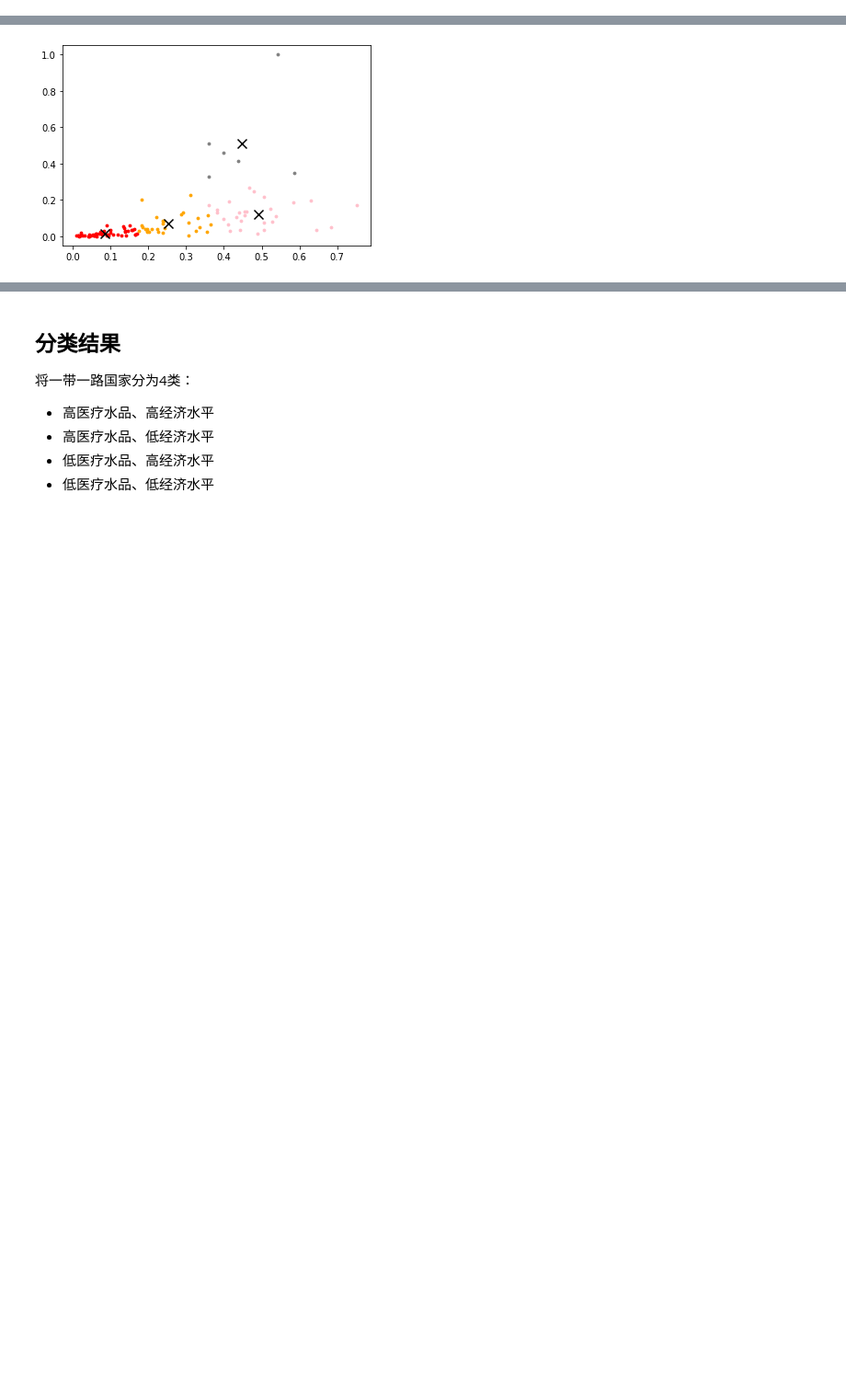
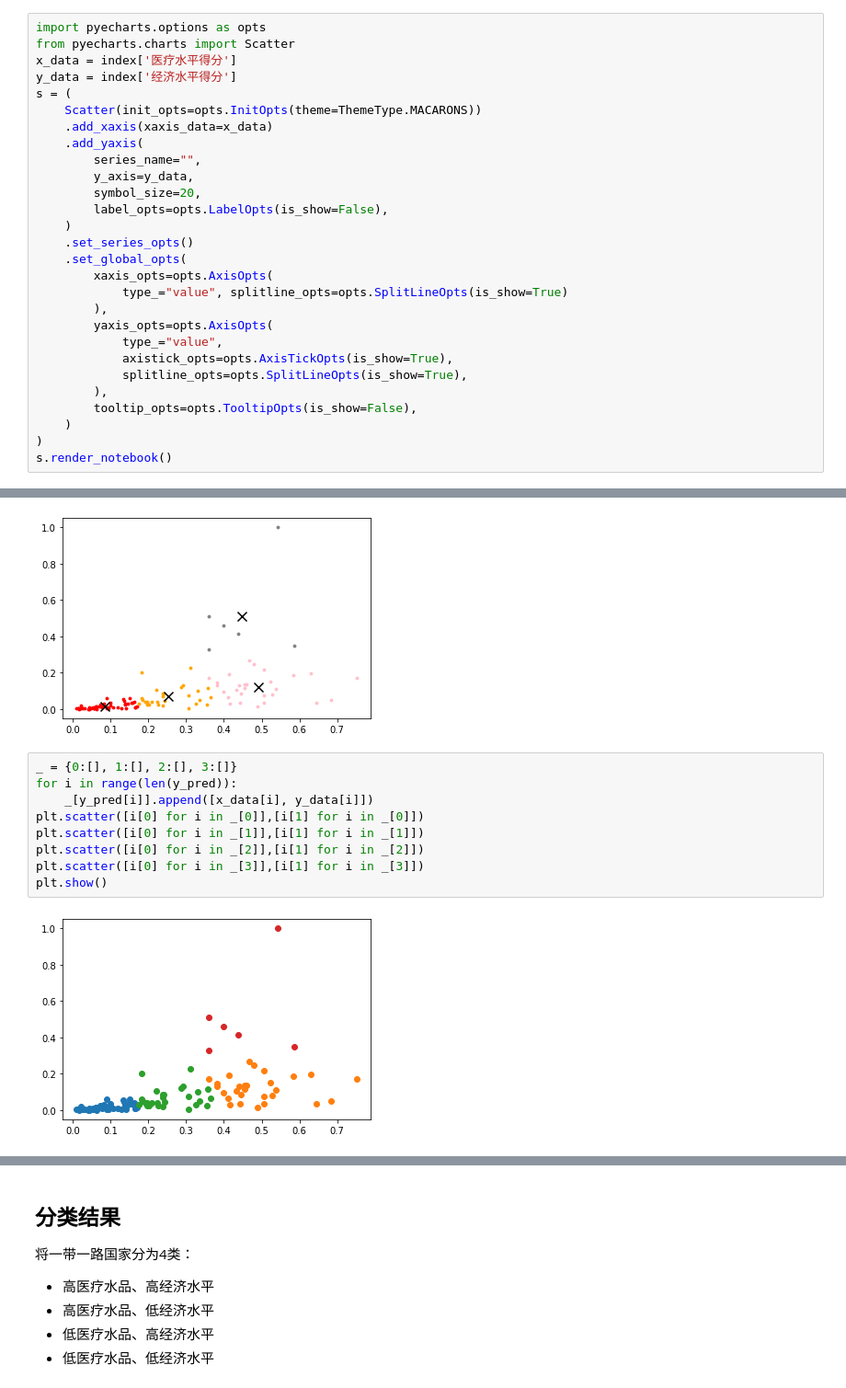
Before and after one commit to AStogov/eac_bridge, a Jupyter notebook: 一带一路国家经济与医疗水平综合分类分析.ipynb, the cells around one changed output, grey strips where cells are left out. Shown at 92% size. Cells and saved outputs as stored; diff of their text form; blank space fills up the shorter version.

```diff
--- a/一带一路国家经济与医疗水平综合分类分析.ipynb
+++ b/一带一路国家经济与医疗水平综合分类分析.ipynb
@@ -269,3 +277,31 @@ plt.scatter(index['综合得分指数'], index['gdp'])
 plt.show()
 # %% [output]
 [figure]
+# %%
+import pyecharts.options as opts
+from pyecharts.charts import Scatter
+x_data = index['医疗水平得分']
+y_data = index['经济水平得分']
+s = (
+    Scatter(init_opts=opts.InitOpts(theme=ThemeType.MACARONS))
+    .add_xaxis(xaxis_data=x_data)
+    .add_yaxis(
+        series_name="",
+        y_axis=y_data,
+        symbol_size=20,
+        label_opts=opts.LabelOpts(is_show=False),
+    )
+    .set_series_opts()
+    .set_global_opts(
+        xaxis_opts=opts.AxisOpts(
+            type_="value", splitline_opts=opts.SplitLineOpts(is_show=True)
+        ),
+        yaxis_opts=opts.AxisOpts(
+            type_="value",
+            axistick_opts=opts.AxisTickOpts(is_show=True),
+            splitline_opts=opts.SplitLineOpts(is_show=True),
+        ),
+        tooltip_opts=opts.TooltipOpts(is_show=False),
+    )
+)
+s.render_notebook()
@@ -291,3 +329,14 @@ axi1.scatter(centroid[:,0],centroid[:,1],marker='x',s=100,c='black')
 # %% [output]
 <matplotlib.collections.PathCollection at 0x...>
 [figure]
+# %%
+_ = {0:[], 1:[], 2:[], 3:[]}
+for i in range(len(y_pred)):
+    _[y_pred[i]].append([x_data[i], y_data[i]])
+plt.scatter([i[0] for i in _[0]],[i[1] for i in _[0]])
+plt.scatter([i[0] for i in _[1]],[i[1] for i in _[1]])
+plt.scatter([i[0] for i in _[2]],[i[1] for i in _[2]])
+plt.scatter([i[0] for i in _[3]],[i[1] for i in _[3]])
+plt.show()
+# %% [output]
+[figure, added]
```
Also changed, not shown: parts of 7 cells of this notebook, 1 other file.
